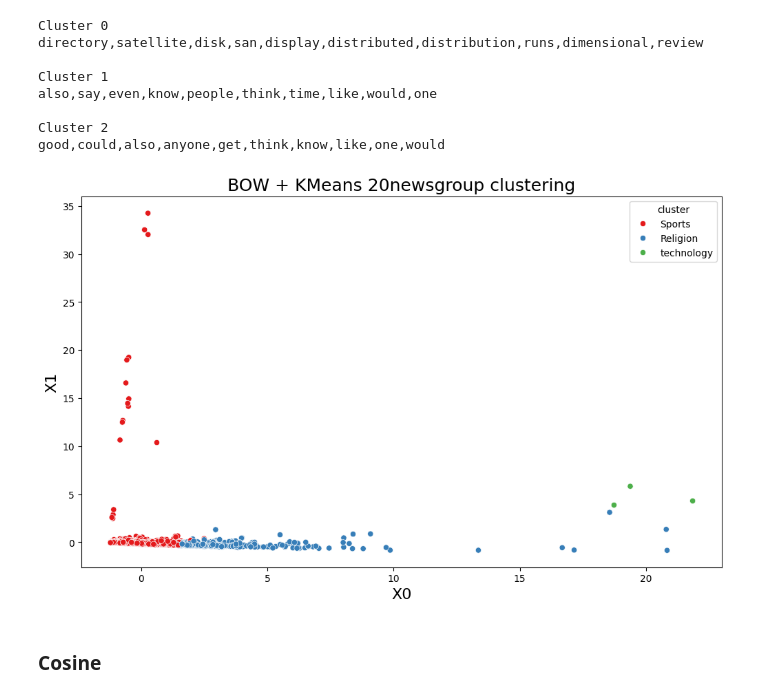
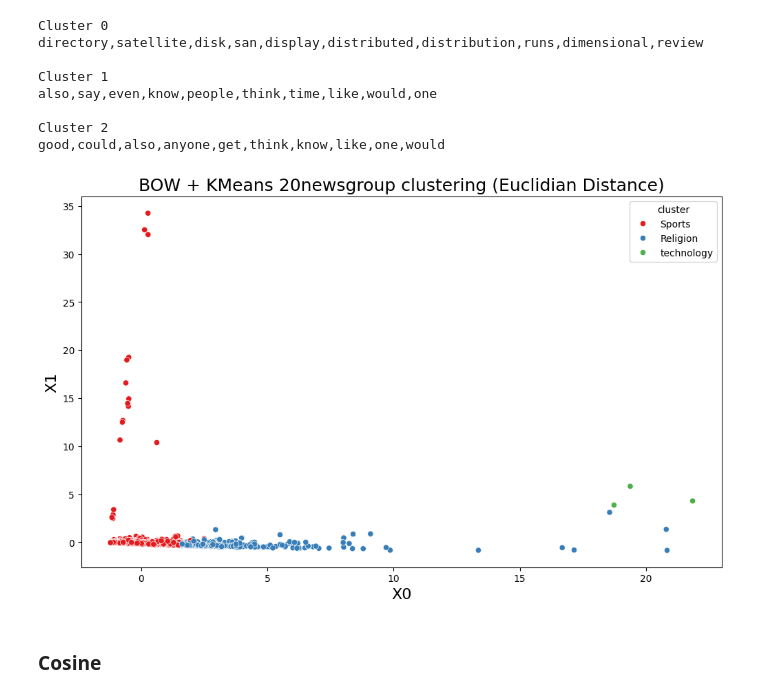
Before and after one commit to bagascahyafb/W10, a Jupyter notebook: Praktikum W10.ipynb, the cells around one changed output. Drawn from its saved outputs; the diff is of its cells as text; code cells hidden in the pictures.

```diff
--- a/Praktikum W10.ipynb
+++ b/Praktikum W10.ipynb
@@ -223,15 +225,15 @@ df['cluster'] = df['cluster'].map(cluster_map)
 # %%
 # set image size
 plt.figure(figsize=(12, 7))
 # set a title
-plt.title("BOW + KMeans 20newsgroup clustering", fontdict={"fontsize": 18})
+plt.title("BOW + KMeans 20newsgroup clustering (Euclidian Distance)", fontdict={"fontsize": 18})
 # set axes names
 plt.xlabel("X0", fontdict={"fontsize": 16})
 plt.ylabel("X1", fontdict={"fontsize": 16})
 # create scatter plot with seaborn, where hue is the class used to group the data
 sns.scatterplot(data=df, x='x0', y='x1', hue='cluster', palette="Set1")
 plt.show()
 # %% [output]
-[figure, old version]
+[figure, new version]
 # %% [markdown]
 ### Cosine
```
Also changed, not shown: parts of 12 cells of this notebook.
